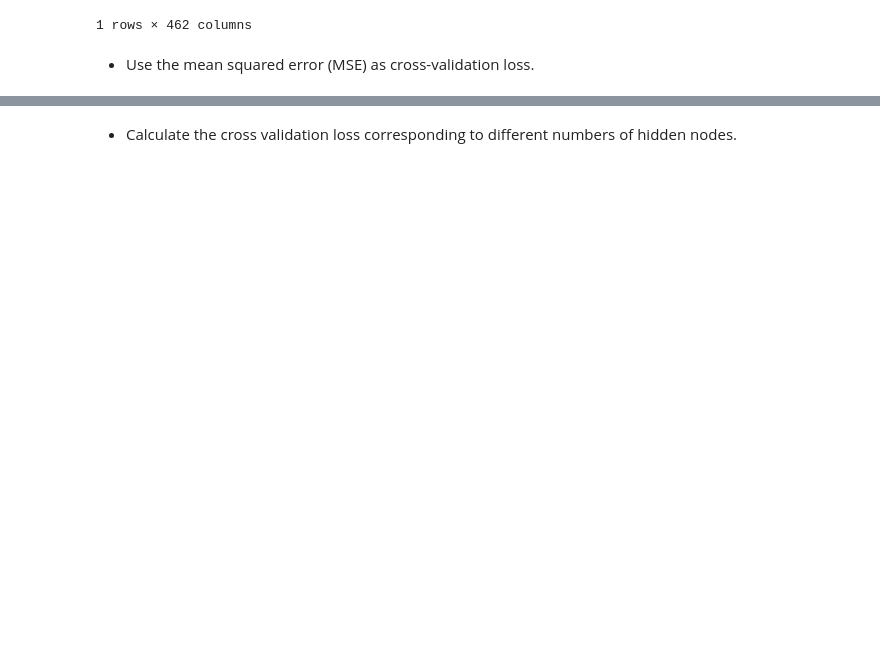
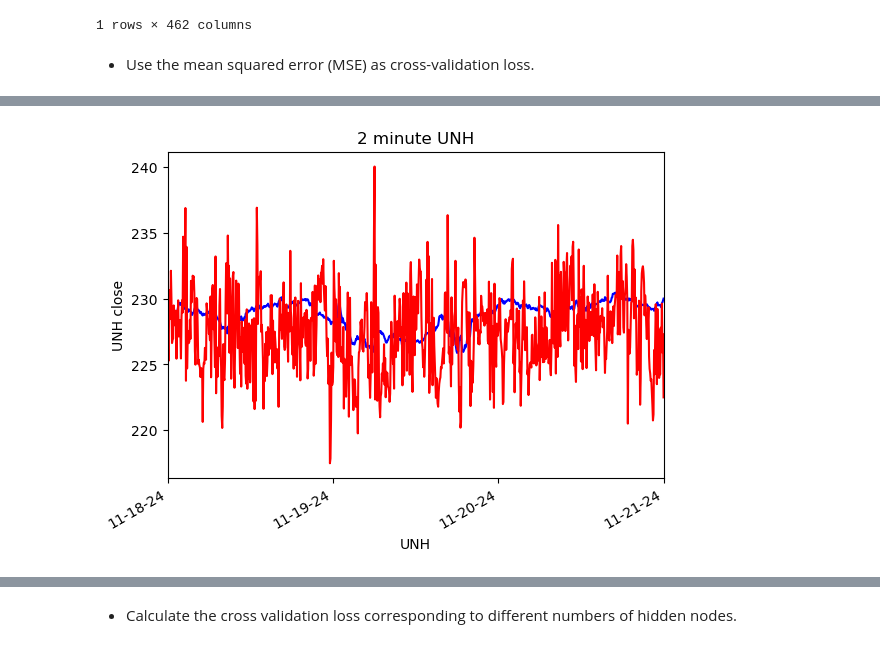
Before and after one commit to invegat/mlpstocks, a Jupyter notebook: MLPStock.ipynb, the cells around one changed output, grey strips where cells are left out. Drawn from its saved outputs; the diff is of its cells as text; code cells hidden in the pictures; blank space fills up the shorter version.

```diff
--- a/MLPStock.ipynb
+++ b/MLPStock.ipynb
@@ -229,7 +243,7 @@ stats.head()
 # %%
 def mlp_model(X, Y):
 
-    max_iter = 15000
+    max_iter = 30000
 
     estimator=MLPRegressor(max_iter=max_iter, n_iter_no_change=200)
 
@@ -359,0 +442,18 @@ print(total_mse)
+# %%
+    fig, ax = plt.subplots()
+    plt.xlabel(tickers[i])
+    plt.ylabel(f'{tickers[i]} close')
+    plt.title(f'2 minute {tickers[i]}')
+    time = mdates.drange(dates[len(dates)-np.round(len(y_test_)/180).astype(int)],dates[len(dates)-1],  dt.timedelta(days=1))
+    fractions = np.linspace(min(time), max(time), len(y_test_))
+    plt.plot(fractions, pd.Series(y_test_), color='blue', label='Test Data')
+    plt.plot(fractions, pd.Series(y_pred_), color='red', label=f'Forecast {tickers[i]}')
+    ax.xaxis.set_major_formatter(mdates.DateFormatter("%m-%d-%y"))
+    m = min(time);
+    plt.xlim(min(time), max(time))
+    plt.xticks(time)
+    ax.xaxis_date() # Default date formatter
+    fig.autofmt_xdate()
+    plt.show()
+# %% [output]
+[figure, added]
```
Also changed, not shown: parts of 31 cells of this notebook.
